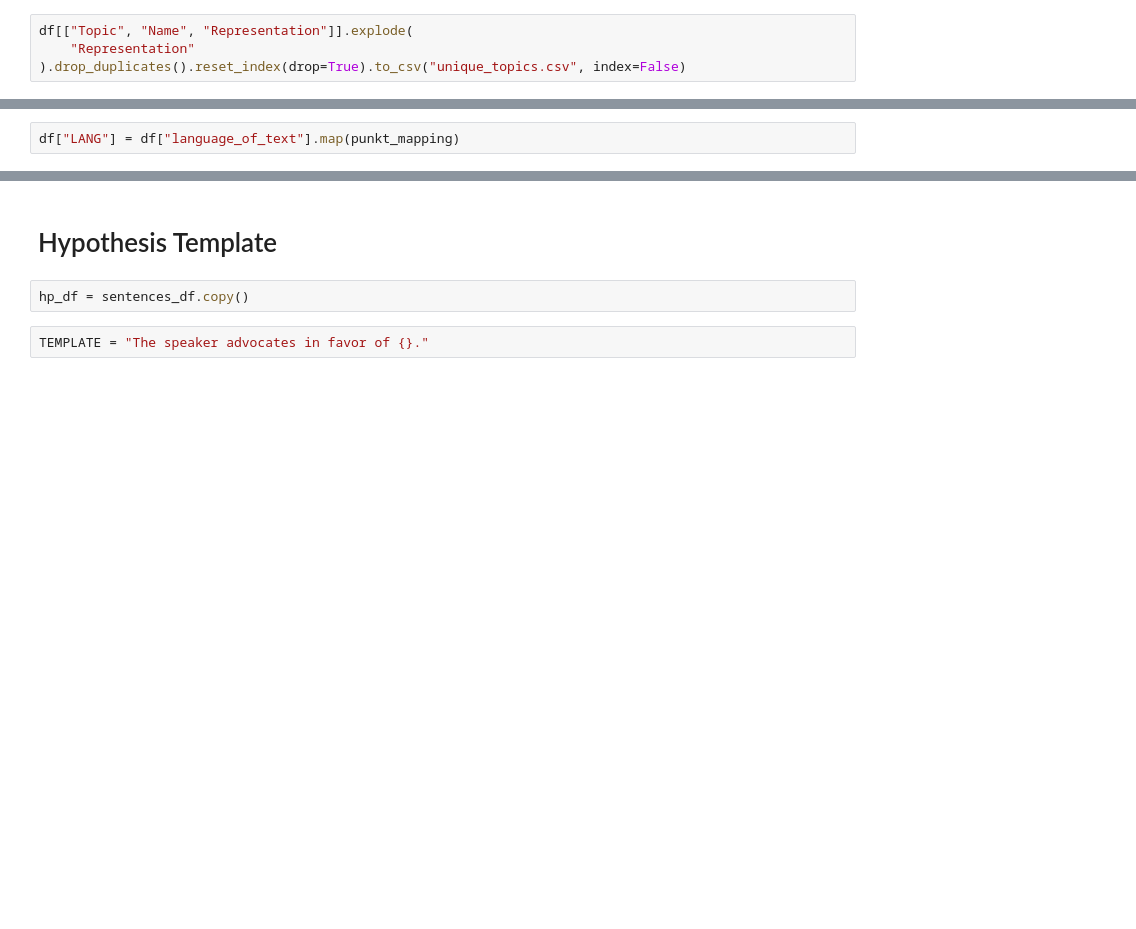
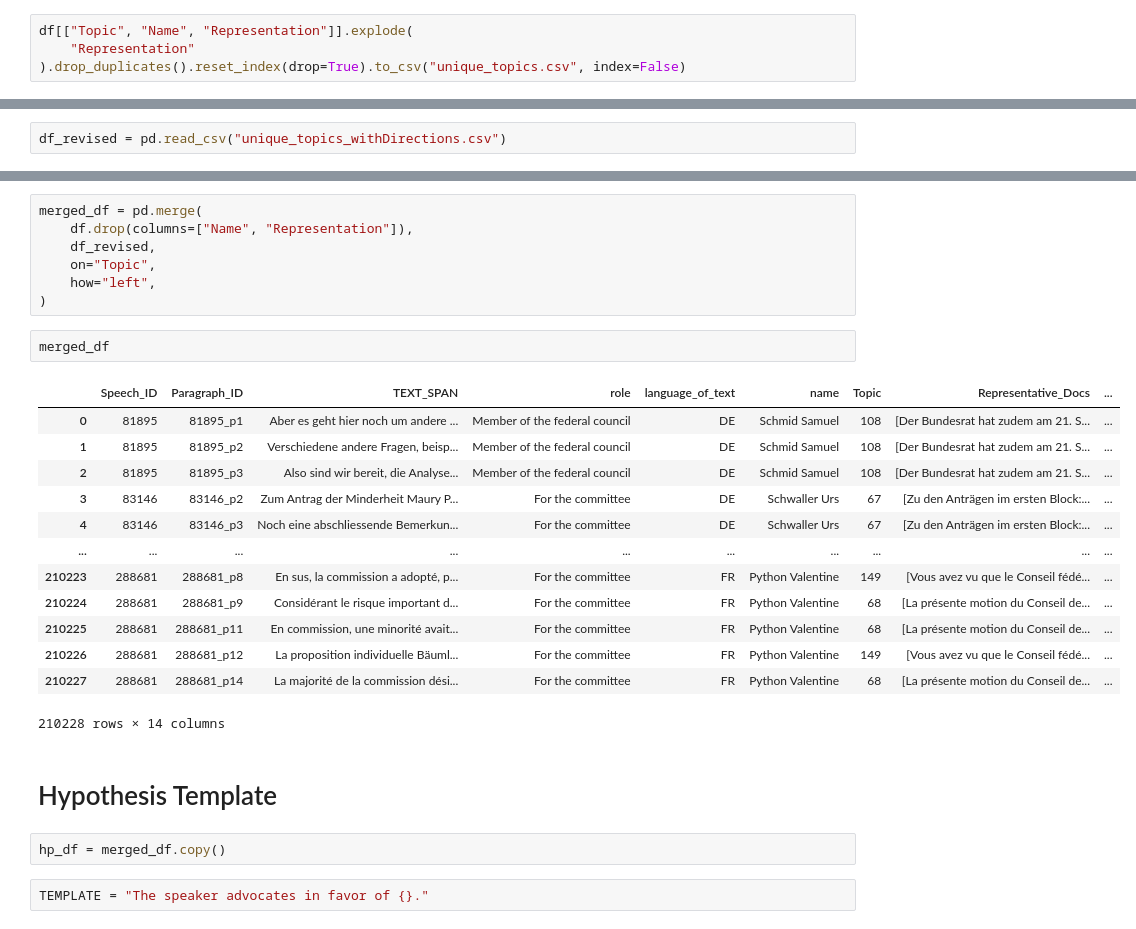
Before and after one commit to MatteoFasulo/DemocraSci-AM, a Jupyter notebook: NLI.ipynb, the cells around one changed output, grey strips where cells are left out. Saved outputs shown, nothing was run; the diff lists cells and outputs as text; blank space fills up the shorter version.

Commit message:
add: unique topics with directions csv file for NLI stance detection

```diff
--- a/NLI.ipynb
+++ b/NLI.ipynb
@@ -59,2 +42,0 @@ punkt_mapping = {
-# %%
-df["LANG"] = df["language_of_text"].map(punkt_mapping)
@@ -94,0 +43,2 @@ sentences_df
+# %%
+df_revised = pd.read_csv("unique_topics_withDirections.csv")
@@ -95,7 +61,30 @@ sentences_df
+# %%
+merged_df = pd.merge(
+    df.drop(columns=["Name", "Representation"]),
+    df_revised,
+    on="Topic",
+    how="left",
+)
+# %%
+merged_df
+# %% [output]
+|  | Speech_ID | Paragraph_ID | TEXT_SPAN | role | language_of_text | name | Topic | Representative_Docs | ... |
+| 0 | 81895 | 81895_p1 | Aber es geht hier noch um andere ... | Member of the federal council | DE | Schmid Samuel | 108 | [Der Bundesrat hat zudem am 21. S... | ... |
+| 1 | 81895 | 81895_p2 | Verschiedene andere Fragen, beisp... | Member of the federal council | DE | Schmid Samuel | 108 | [Der Bundesrat hat zudem am 21. S... | ... |
+| 2 | 81895 | 81895_p3 | Also sind wir bereit, die Analyse... | Member of the federal council | DE | Schmid Samuel | 108 | [Der Bundesrat hat zudem am 21. S... | ... |
+| 3 | 83146 | 83146_p2 | Zum Antrag der Minderheit Maury P... | For the committee | DE | Schwaller Urs | 67 | [Zu den Anträgen im ersten Block:... | ... |
+| 4 | 83146 | 83146_p3 | Noch eine abschliessende Bemerkun... | For the committee | DE | Schwaller Urs | 67 | [Zu den Anträgen im ersten Block:... | ... |
+| ... | ... | ... | ... | ... | ... | ... | ... | ... | ... |
+| 210223 | 288681 | 288681_p8 | En sus, la commission a adopté, p... | For the committee | FR | Python Valentine | 149 | [Vous avez vu que le Conseil fédé... | ... |
+| 210224 | 288681 | 288681_p9 | Considérant le risque important d... | For the committee | FR | Python Valentine | 68 | [La présente motion du Conseil de... | ... |
+| 210225 | 288681 | 288681_p11 | En commission, une minorité avait... | For the committee | FR | Python Valentine | 68 | [La présente motion du Conseil de... | ... |
+| 210226 | 288681 | 288681_p12 | La proposition individuelle Bäuml... | For the committee | FR | Python Valentine | 149 | [Vous avez vu que le Conseil fédé... | ... |
+| 210227 | 288681 | 288681_p14 | La majorité de la commission dési... | For the committee | FR | Python Valentine | 68 | [La présente motion du Conseil de... | ... |
+210228 rows × 14 columns
 # %% [markdown]
 # Hypothesis Template
 # %%
-hp_df = sentences_df.copy()
+hp_df = merged_df.copy()
 # %%
 TEMPLATE = "The speaker advocates in favor of {}."
 # %%
```
Also changed, not shown: parts of 22 cells of this notebook, 1 other file.
